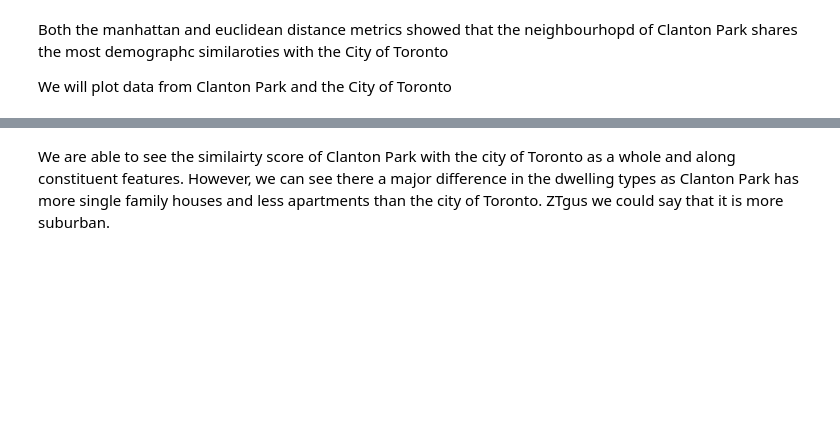
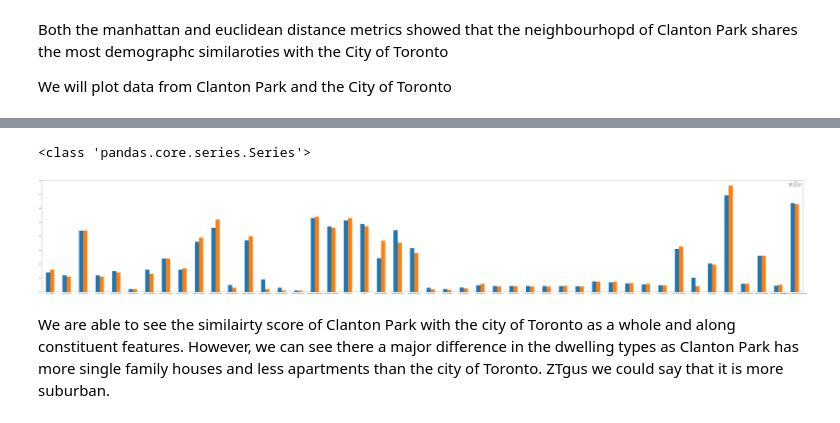
Before and after one commit to Simha-Kalimipalli/toronto-hoods-housing, a Jupyter notebook: C1_Toronto_Neighborhoods/P3_What_Toronto_Neighborhood_is_Most_Respresentative_of_the_Metro.ipynb, the cells around one changed output, grey strips where cells are left out. Saved outputs shown, nothing was run; the diff lists cells and outputs as text; code cells hidden in the pictures; blank space fills up the shorter version.

```diff
--- a/C1_Toronto_Neighborhoods/P3_What_Toronto_Neighborhood_is_Most_Respresentative_of_the_Metro.ipynb
+++ b/C1_Toronto_Neighborhoods/P3_What_Toronto_Neighborhood_is_Most_Respresentative_of_the_Metro.ipynb
@@ -361,18 +413,13 @@ print(result)
 # %%
-#transpose
-result.set_index('name',inplace=True)
-result = result.transpose()
-a.head(0)
-print(result)
-result.to_csv("drive/My Drive/development/MachineLearning/Neighborhoods/23.csv",)
-#result.dtypes()
-# a = h.join(aab)
 
 #plot second graph
 st = type(result["Clanton Park"])
 print(st)
 result.plot.bar(rot=0, figsize = (108,16))
 #y=a.head(0), kind="bar",figsize=(9,8))
 plt.show()
+# %% [output]
+<class 'pandas.core.series.Series'>
+[figure, added]
 # %% [markdown]
 We are able to see the similairty score of Clanton Park with the city of Toronto as a whole and along constituent features. However, we can see there a major difference in the dwelling types as Clanton Park has more single family houses and less apartments than the city of Toronto. ZTgus we could say that it is more suburban.
```
Also changed, not shown: parts of 14 cells of this notebook, 4 other files.
